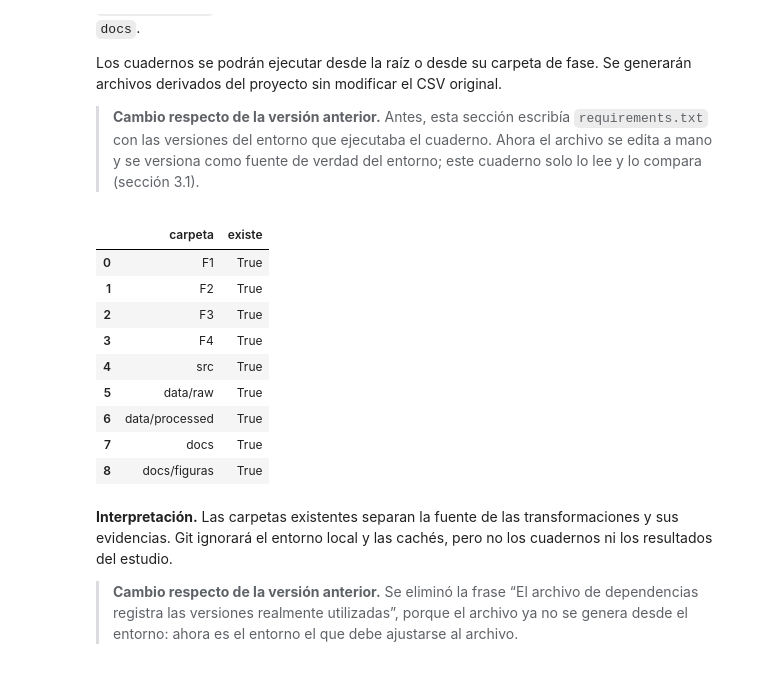
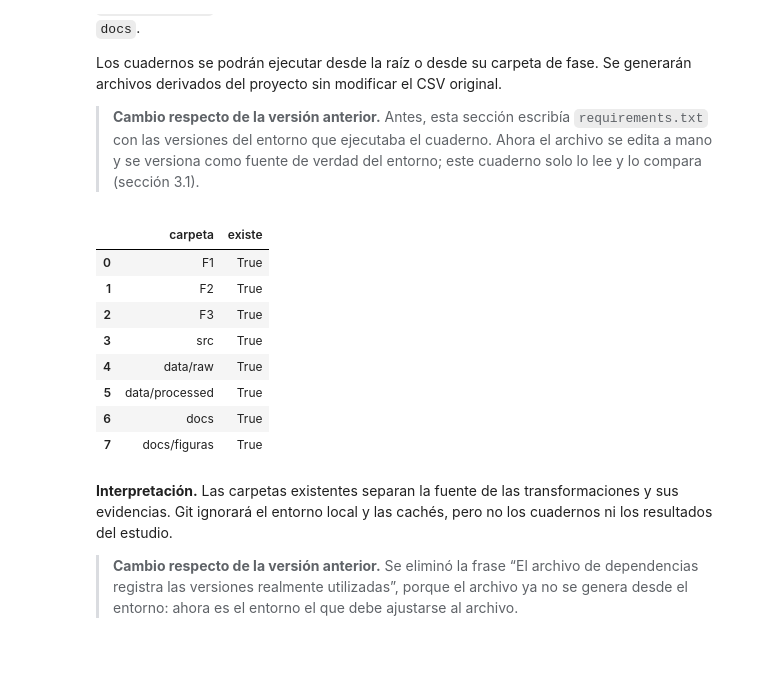
Before and after one commit to christopherulloarojas/grupo1-proyecto-mcdi500, a Jupyter notebook: F1/Grupo1_F1_Definicion.ipynb, the cells around one changed output. Drawn from its saved outputs; the diff is of its cells as text; code cells hidden in the pictures.

```diff
--- a/F1/Grupo1_F1_Definicion.ipynb
+++ b/F1/Grupo1_F1_Definicion.ipynb
@@ -295,44 +276,40 @@ Los cuadernos se podrán ejecutar desde la raíz o desde su carpeta de fase. Se
 def localizar_raiz(inicio=None):
     """Devuelve la raíz desde la carpeta del proyecto o desde una carpeta de fase."""
     carpeta = Path.cwd() if inicio is None else Path(inicio)
-    # CAMBIO (Fase 4): se reconoce también la carpeta F4. ANTES: {"F1", "F2", "F3"}
-    return carpeta.parent if carpeta.name in {"F1", "F2", "F3", "F4"} else carpeta
+    return carpeta.parent if carpeta.name in {"F1", "F2", "F3"} else carpeta
 
 RAIZ = localizar_raiz()
-# CAMBIO (Fase 4): la estructura del proyecto incluye la carpeta F4.
-# ANTES: CARPETAS = ["F1", "F2", "F3", "src", "data/raw", "data/processed", "docs", "docs/figuras"]
-CARPETAS = ["F1", "F2", "F3", "F4", "src", "data/raw", "data/processed", "docs", "docs/figuras"]
+CARPETAS = ["F1", "F2", "F3", "src", "data/raw", "data/processed", "docs", "docs/figuras"]
 for carpeta in CARPETAS:
     (RAIZ / carpeta).mkdir(parents=True, exist_ok=True)
 
 # --- CAMBIO (reproducibilidad del entorno) -------------------------------------------------
 # ANTES: el cuaderno reescribía requirements.txt con las versiones del entorno que lo ejecutaba.
 # PROBLEMA: al ejecutarlo en otro equipo, el archivo cambiaba y dejaba de describir el entorno
 # del proyecto, lo que debilitaba la reproducibilidad.
 # AHORA: requirements.txt se edita a mano y se versiona; la sección 3.1 lo compara con el entorno.
 # dependencias = [f"{nombre}=={version}" for nombre, version in versiones.items()]
 # (RAIZ / "requirements.txt").write_text("\n".join(dependencias) + "\n", encoding="utf-8")
 # ---------------------------------------------------------------------------------------------
 # El .gitignore se mantiene a mano. Aquí solo se comprueba que siga excluyendo el entorno
 # y el archivo de origen, para que este no vuelva a subirse al repositorio.
 EXCLUSIONES_GIT = [".venv/", "__pycache__/", ".ipynb_checkpoints/", ".env", PROYECTO["fuente"]["archivo"]]
 ruta_gitignore = RAIZ / ".gitignore"
 lineas_gitignore = ruta_gitignore.read_text(encoding="utf-8").splitlines() if ruta_gitignore.is_file() else []
 faltantes_gitignore = [regla for regla in EXCLUSIONES_GIT if regla not in [l.strip() for l in lineas_gitignore]]
 if faltantes_gitignore:
     raise RuntimeError(f"Faltan reglas en .gitignore: {faltantes_gitignore}. Agréguelas a mano antes de continuar.")
 display(pd.DataFrame({"carpeta": CARPETAS, "existe": [(RAIZ / c).is_dir() for c in CARPETAS]}))
 # %% [output]
 |  | carpeta | existe |
 | 0 | F1 | True |
 | 1 | F2 | True |
 | 2 | F3 | True |
-| 3 | F4 | True |
-| 4 | src | True |
-| 5 | data/raw | True |
-| 6 | data/processed | True |
-| 7 | docs | True |
-| 8 | docs/figuras | True |
+| 3 | src | True |
+| 4 | data/raw | True |
+| 5 | data/processed | True |
+| 6 | docs | True |
+| 7 | docs/figuras | True |
 # %% [markdown]
 **Interpretación.** Las carpetas existentes separan la fuente de las transformaciones y sus evidencias. Git ignorará el entorno local y las cachés, pero no los cuadernos ni los resultados del estudio.
 
```
Also changed, not shown: parts of 5 cells of this notebook, 10 other files.
